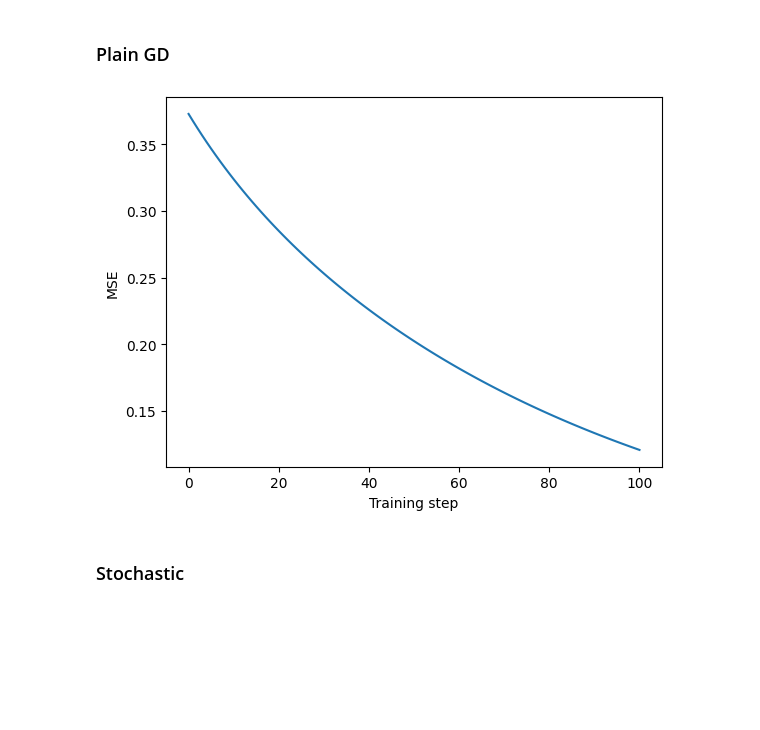
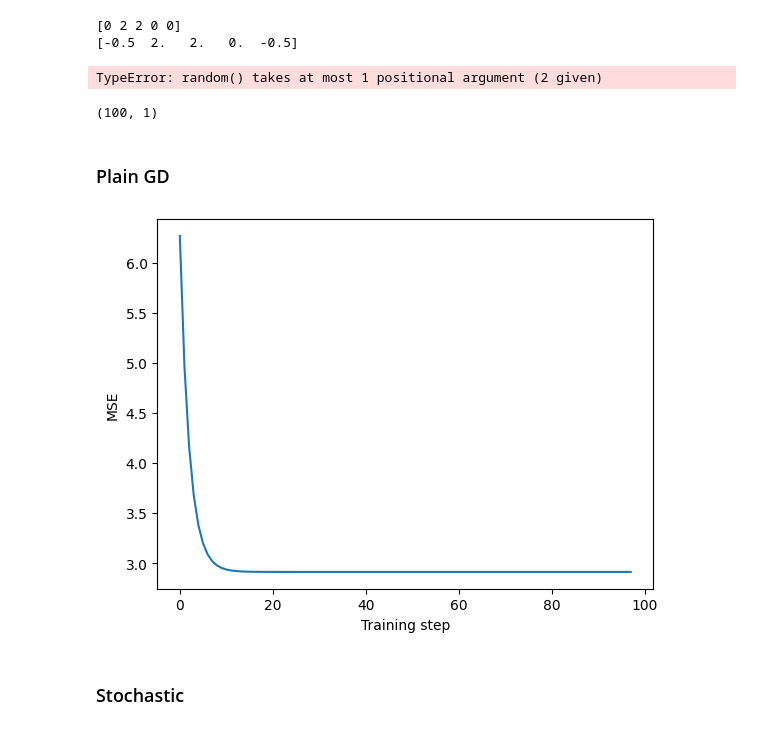
Before and after one commit to Trond01/Project2_FYS-STK4155, a Jupyter notebook: Code/descent_test.ipynb, the cells around one changed output. Cells and saved outputs as stored; diff of their text form; code cells hidden in the pictures; blank space fills up the shorter version.

```diff
--- a/Code/descent_test.ipynb
+++ b/Code/descent_test.ipynb
@@ -8,4 +9,4 @@ from utilities import MSELoss_method, jax_loss_grad, feature_matrix
 # %%
 # simple function
 def f(x):
-    return 1 + x + x**2
+    return x + x**2
@@ -31,18 +13,83 @@ loss_grad = jax_loss_grad(loss_func)
+# %%
+def sigmoid(x):
+    return 1 / (1+jnp.exp(-x))
+
+def relu(x):
+    return jnp.maximum(0, x)
+
+print(relu(np.array([-1, 2, 2, 0, -1])))
+
+def leaky_relu(x, alpha = 0.5):
+    return jnp.maximum(0, x) + alpha*jnp.minimum(x, 0)
+
+print(leaky_relu(np.array([-1, 2, 2, 0, -1])))
+
+def leaky_relu_stochastic(x, alpha_min=0, alpha_max=1):
+    alpha = np.random.random(alpha_min, alpha_max)
+    return leaky_relu(x, alpha=alpha)
+
+print(leaky_relu_stochastic(np.array([-1, 2, 2, 0, -1])))
+print(leaky_relu_stochastic(np.array([-1, 2, 2, 0, -1])))
+print(leaky_relu_stochastic(np.array([-1, 2, 2, 0, -1])))
+# %% [output]
+[0 2 2 0 0]
+[-0.5  2.   2.   0.  -0.5]
+TypeError: random() takes at most 1 positional argument (2 given)
+# %%
+
+num_points = 100
+
+layers = [1, 10, 10, 200, 10 ,10, 1]
+
+x = np.random.random((num_points, 1))*2
+y = f(x)
+beta0 = {}
+for i in range(1,len(layers)):
+    beta0[f"W{i}"] = np.random.random((layers[i-1], layers[i]))
+    beta0[f"b{i}"] = np.random.random()
+
+def neural_network(beta, X, activation = nn.sigmoid):
+    out = X.copy()
+    for i in range(1, len(beta.keys())//2):
+        #print(f'{out.shape} + {beta[f"W{i}"].shape}')
+
+        out = activation(jnp.add(jnp.dot(out, beta[f"W{i}"]), beta[f"b{i}"]))
+
+        #out = jnp.dot(out, beta[f"W{i}"])
+    out_final = jnp.add(jnp.dot(out, beta[f"W{len(beta.keys())//2}"]), beta[f"b{len(beta.keys())//2}"])
+    #print(out.shape)
+    return out_final
+
+
+#beta0 = {"W1":np.random.random((num_params, 1))}
+
+X = feature_matrix(x, layers[0])
+
+print(neural_network(beta0, X).shape)
+
+
+def model(beta, X):
+    return jnp.dot(X, beta["W1"])
+
+loss_func = MSELoss_method(neural_network)
+
+loss_grad = jax_loss_grad(loss_func)
+# %% [output]
+(100, 1)
 # %% [markdown]
 ### Plain GD
 # %%
 
 result_sgd = GD(grad_method=loss_grad, X=X, y=y, beta0=beta0, n_epochs=100, test_loss_func=loss_func, lr=0.01, gamma=0.0)
 
 loss_list = result_sgd["loss_list"]
 
-
-plt.plot(loss_list)
+plt.plot(loss_list[3:])
 plt.xlabel("Training step")
 plt.ylabel("MSE")
 plt.show()
 # %% [output]
-[figure, old version]
+[figure, new version]
 # %% [markdown]
 ### Stochastic
 # %%
```
Also changed, not shown: parts of 6 cells of this notebook, 3 other files.
